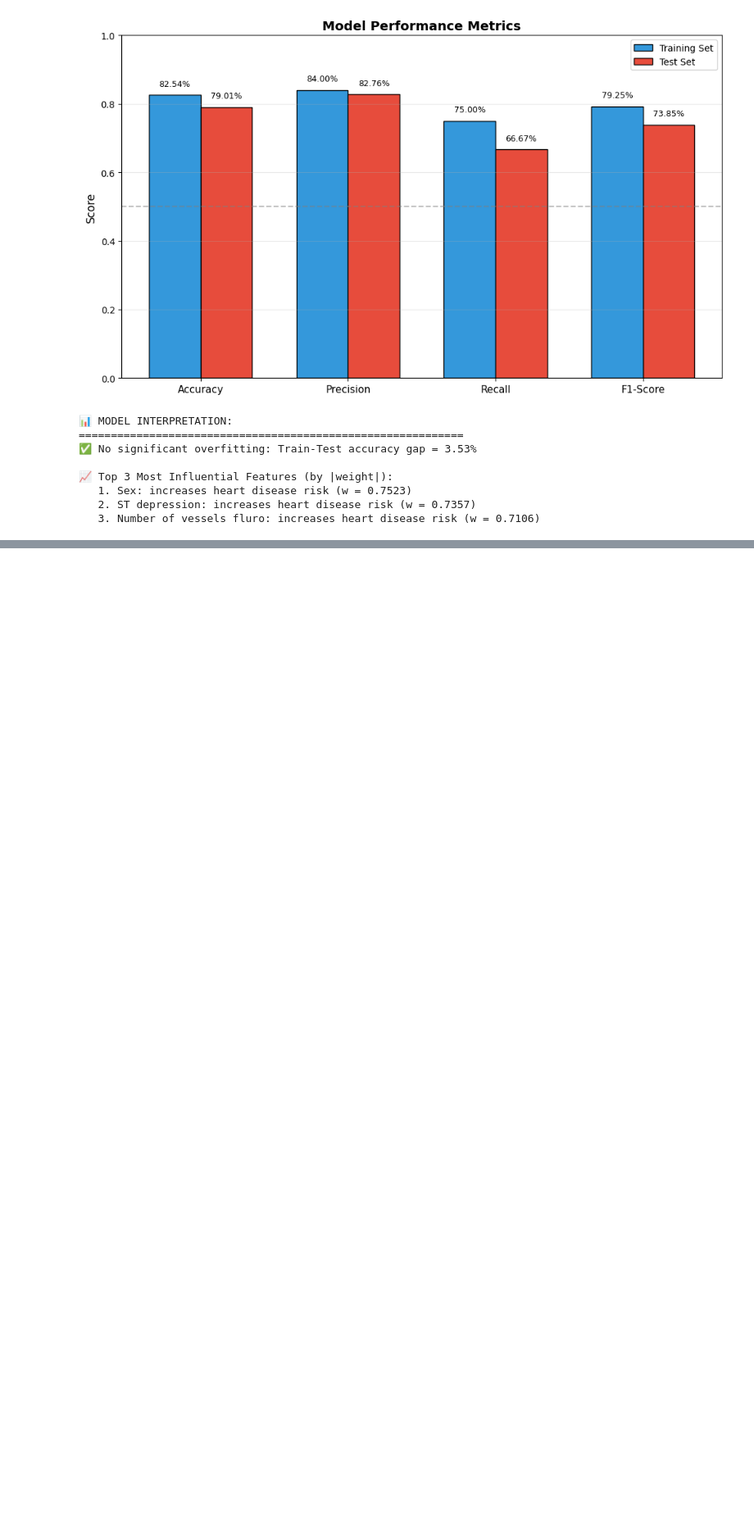
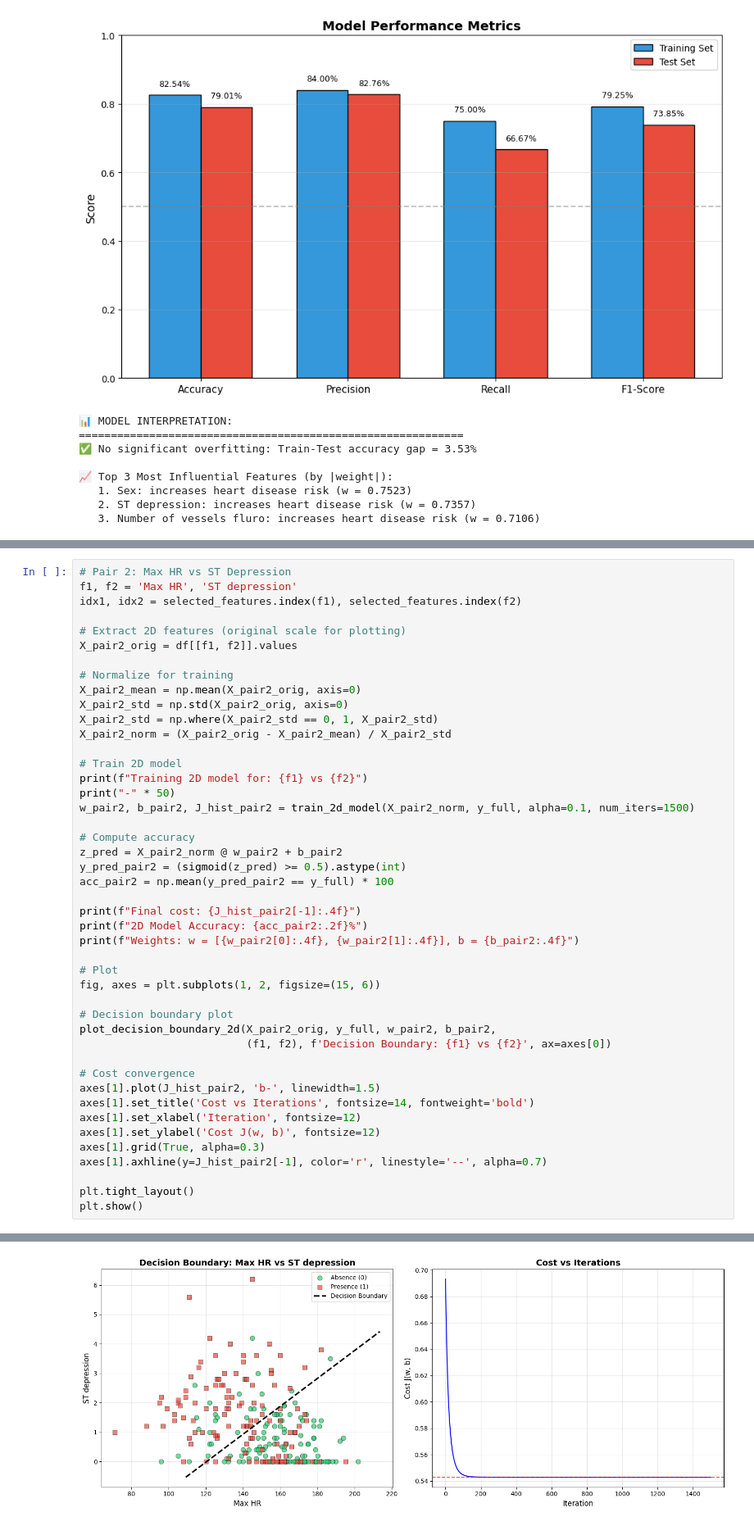
Before and after one commit to AnderssonProgramming/logistic-regression-aws-ai, a Jupyter notebook: heart_disease_lr_analysis.ipynb, the cells around one changed output, grey strips where cells are left out. Shown at 82% size. Drawn from its saved outputs; the diff is of its cells as text; blank space fills up the shorter version.

```diff
--- a/heart_disease_lr_analysis.ipynb
+++ b/heart_disease_lr_analysis.ipynb
@@ -1267,0 +1530,46 @@ F1-Score                    79.25%             73.85%
+# %%
+# Pair 2: Max HR vs ST Depression
+f1, f2 = 'Max HR', 'ST depression'
+idx1, idx2 = selected_features.index(f1), selected_features.index(f2)
+
+# Extract 2D features (original scale for plotting)
+X_pair2_orig = df[[f1, f2]].values
+
+# Normalize for training
+X_pair2_mean = np.mean(X_pair2_orig, axis=0)
+X_pair2_std = np.std(X_pair2_orig, axis=0)
+X_pair2_std = np.where(X_pair2_std == 0, 1, X_pair2_std)
+X_pair2_norm = (X_pair2_orig - X_pair2_mean) / X_pair2_std
+
+# Train 2D model
+print(f"Training 2D model for: {f1} vs {f2}")
+print("-" * 50)
+w_pair2, b_pair2, J_hist_pair2 = train_2d_model(X_pair2_norm, y_full, alpha=0.1, num_iters=1500)
+
+# Compute accuracy
+z_pred = X_pair2_norm @ w_pair2 + b_pair2
+y_pred_pair2 = (sigmoid(z_pred) >= 0.5).astype(int)
+acc_pair2 = np.mean(y_pred_pair2 == y_full) * 100
+
+print(f"Final cost: {J_hist_pair2[-1]:.4f}")
+print(f"2D Model Accuracy: {acc_pair2:.2f}%")
+print(f"Weights: w = [{w_pair2[0]:.4f}, {w_pair2[1]:.4f}], b = {b_pair2:.4f}")
+
+# Plot
+fig, axes = plt.subplots(1, 2, figsize=(15, 6))
+
+# Decision boundary plot
+plot_decision_boundary_2d(X_pair2_orig, y_full, w_pair2, b_pair2,
+                          (f1, f2), f'Decision Boundary: {f1} vs {f2}', ax=axes[0])
+
+# Cost convergence
+axes[1].plot(J_hist_pair2, 'b-', linewidth=1.5)
+axes[1].set_title('Cost vs Iterations', fontsize=14, fontweight='bold')
+axes[1].set_xlabel('Iteration', fontsize=12)
+axes[1].set_ylabel('Cost J(w, b)', fontsize=12)
+axes[1].grid(True, alpha=0.3)
+axes[1].axhline(y=J_hist_pair2[-1], color='r', linestyle='--', alpha=0.7)
+
+plt.tight_layout()
+plt.show()
+# %% [output]
@@ -1267,0 +1581 @@ F1-Score                    79.25%             73.85%
+[figure, added]
```
Also changed, not shown: parts of 32 cells of this notebook.
